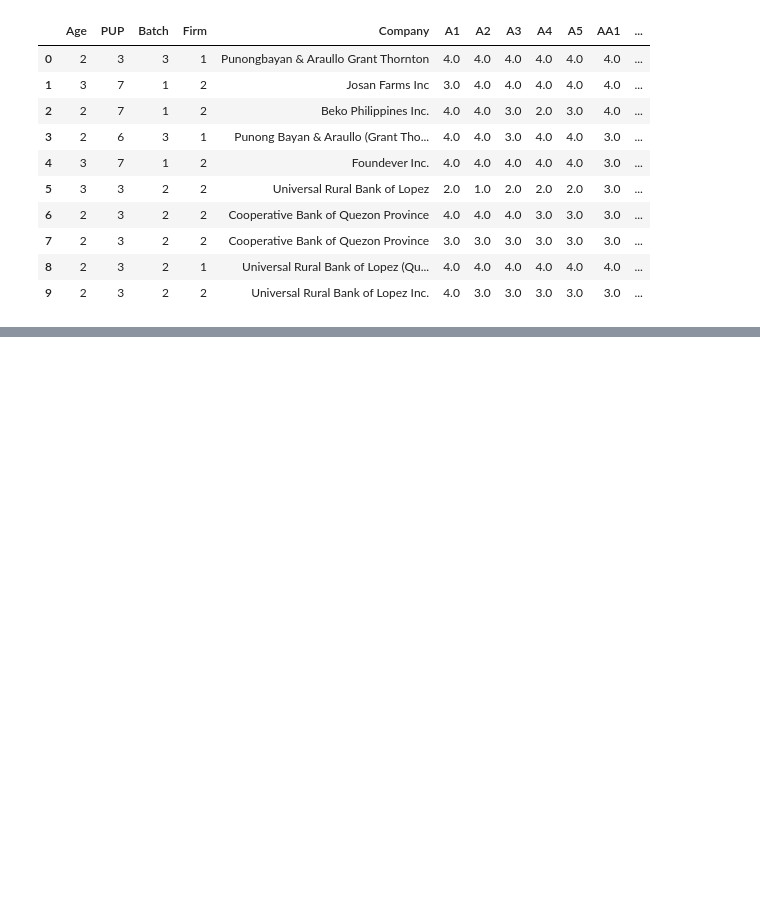
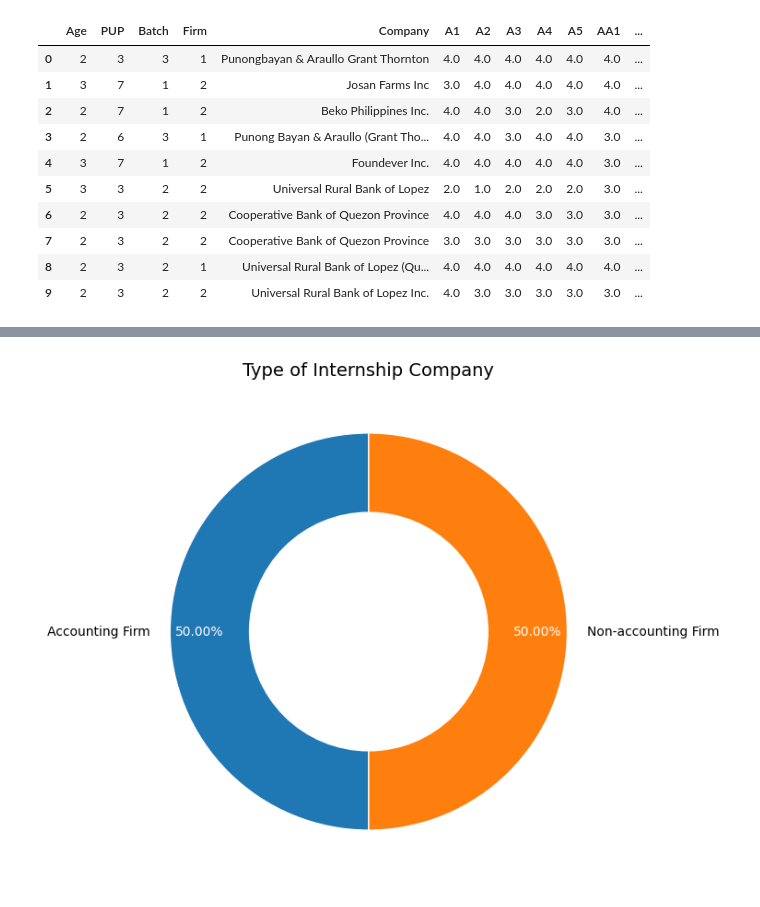
Before and after one commit to JVNems/Practice-Coding, a Jupyter notebook: 2025_January_16_PUP_Taguig_BSA_4th_Year.ipynb, the cells around one changed output, grey strips where cells are left out. Cells and saved outputs as stored; diff of their text form; code cells hidden in the pictures; blank space fills up the shorter version.

```diff
--- a/2025_January_16_PUP_Taguig_BSA_4th_Year.ipynb
+++ b/2025_January_16_PUP_Taguig_BSA_4th_Year.ipynb
@@ -100,0 +172,43 @@ Requirement already satisfied: six>=1.5 in /usr/local/lib/python3.11/dist-packag
+# %%
+import matplotlib.pyplot as plt
+
+# Define the labels mapping for the chart (using string keys)
+labels = {'1': 'Accounting Firm', '2': 'Non-accounting Firm'}
+
+# Prepare data for the donut chart
+value_counts = df['Firm'].value_counts().sort_index()
+sizes = value_counts.values
+
+# Update label_names to handle string values in df['Firm']
+label_names = [labels.get(str(x), f'Unknown ({x})') for x in value_counts.index]
+
+# Create the donut chart
+plt.figure(figsize=(7, 7))
+wedges, texts, autotexts = plt.pie(
+    sizes,
+    labels=label_names,
+    autopct=lambda p: '{:.2f}%'.format(p) if p > 0 else '',  # Show percentages
+    startangle=90,
+    wedgeprops={'width': 0.4, 'edgecolor': 'white'},  # Donut appearance
+    colors=['#1f77b4', '#ff7f0e'],  # Custom colors
+    pctdistance=0.85  # Position percentage labels closer to the center
+)
+
+# Adjust text properties for better clarity
+for text in texts:
+    text.set_fontsize(10)
+    text.set_color('black')
+    text.set_position([text.get_position()[0], text.get_position()[1] * 1.2])  # Move labels outside
+
+for autotext in autotexts:
+    autotext.set_fontsize(10)
+    autotext.set_color('white')
+    autotext.set_position([autotext.get_position()[0], autotext.get_position()[1] * 0.8])  # Move percentages inside
+
+# Add a title to the chart
+plt.title('Type of Internship Company', fontsize=14)
+
+# Show the plot
+plt.show()
+# %% [output]
+[figure, added]
```
Also changed, not shown: parts of 9 cells of this notebook.
